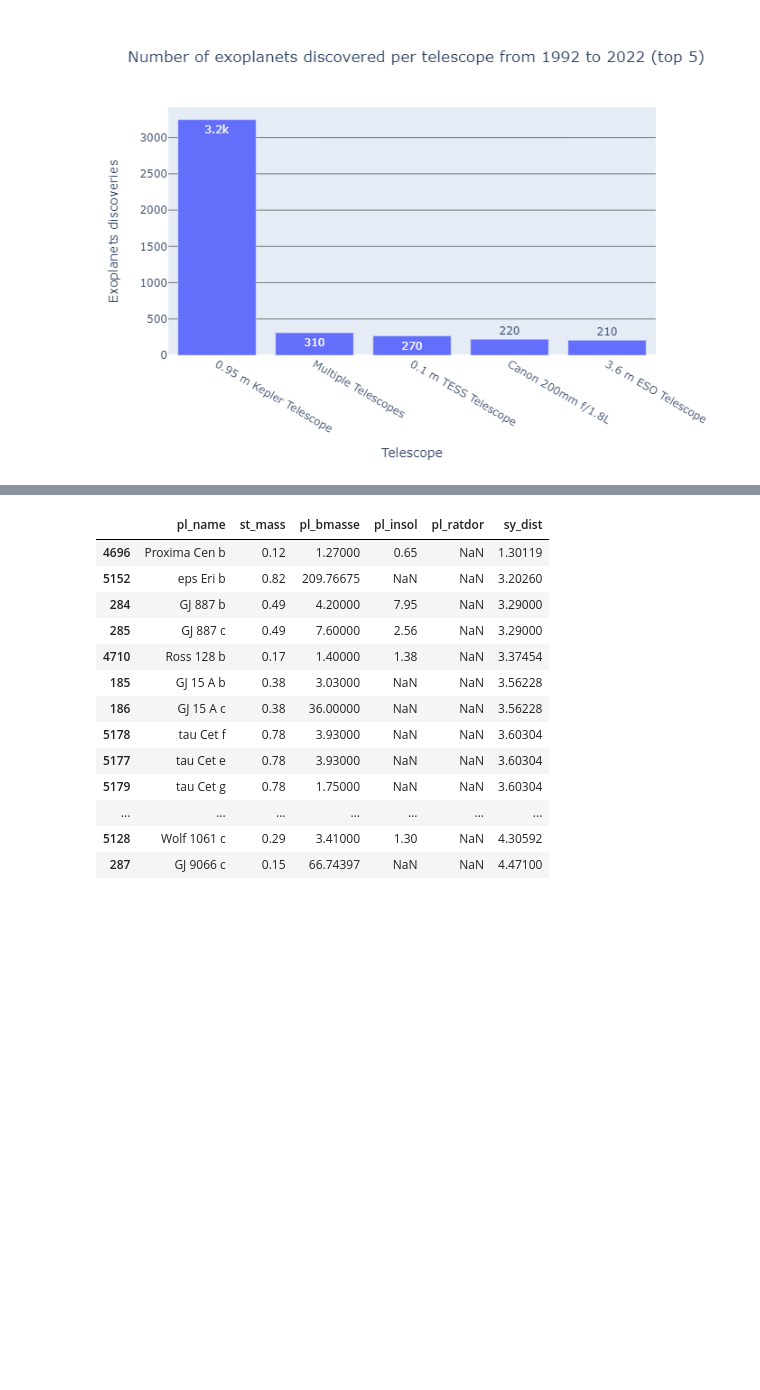
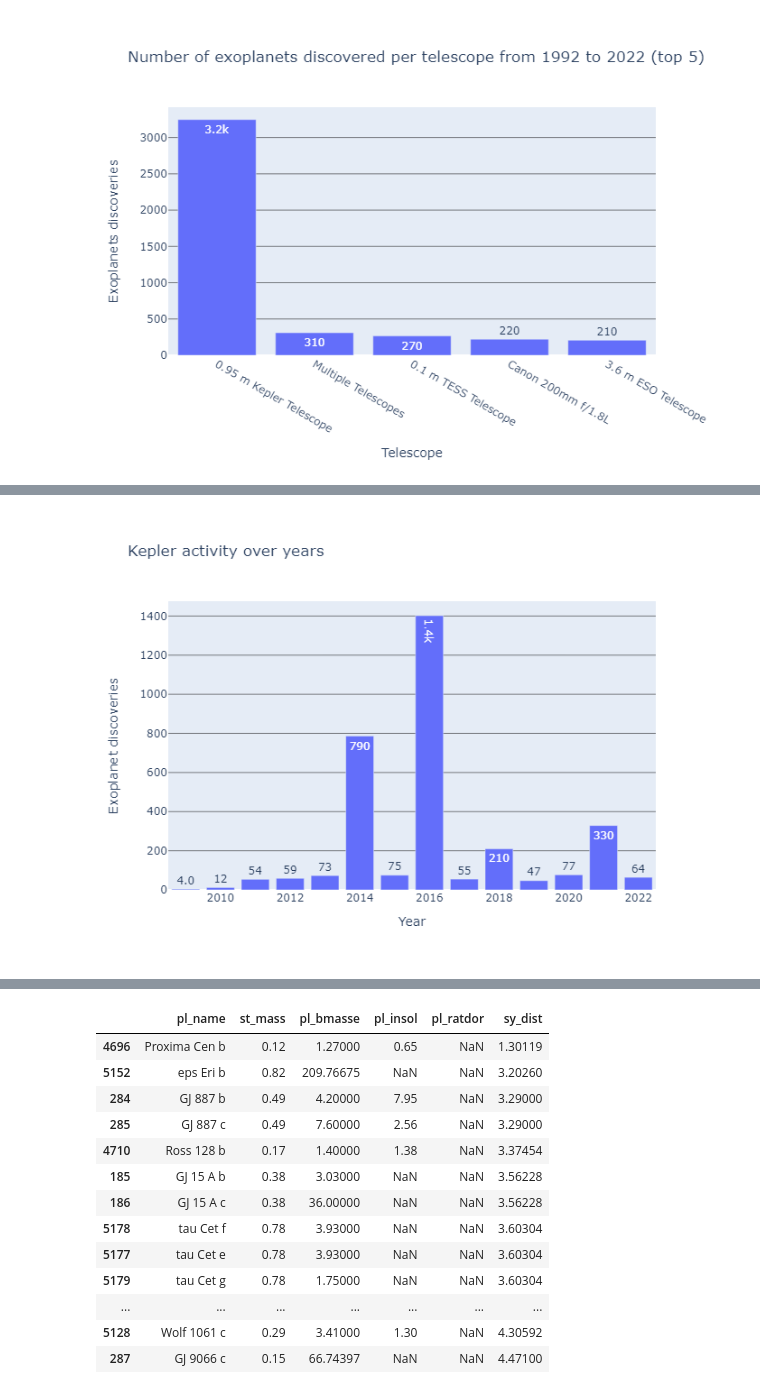
Before and after one commit to Kartmaan/Exoplanets, a Jupyter notebook: exoplanets.ipynb, the cells around one changed output, grey strips where cells are left out. Saved outputs shown, nothing was run; the diff lists cells and outputs as text; code cells hidden in the pictures; blank space fills up the shorter version.

Commit message:
Telescopes

```diff
--- a/exoplanets.ipynb
+++ b/exoplanets.ipynb
@@ -711,0 +740,11 @@ Here again, the result is clear, **the Kepler space telescope is a major player
+# %%
+kepler = df.loc[df['disc_telescope'] == '0.95 m Kepler Telescope']
+kepler = kepler['disc_year'].value_counts()
+
+plot_counts(kepler,
+x_label='Year',
+y_label='Exoplanet discoveries',
+title='Kepler activity over years'
+)
+# %% [output]
+[figure, added]
```
Also changed, not shown: parts of 9 cells of this notebook.
